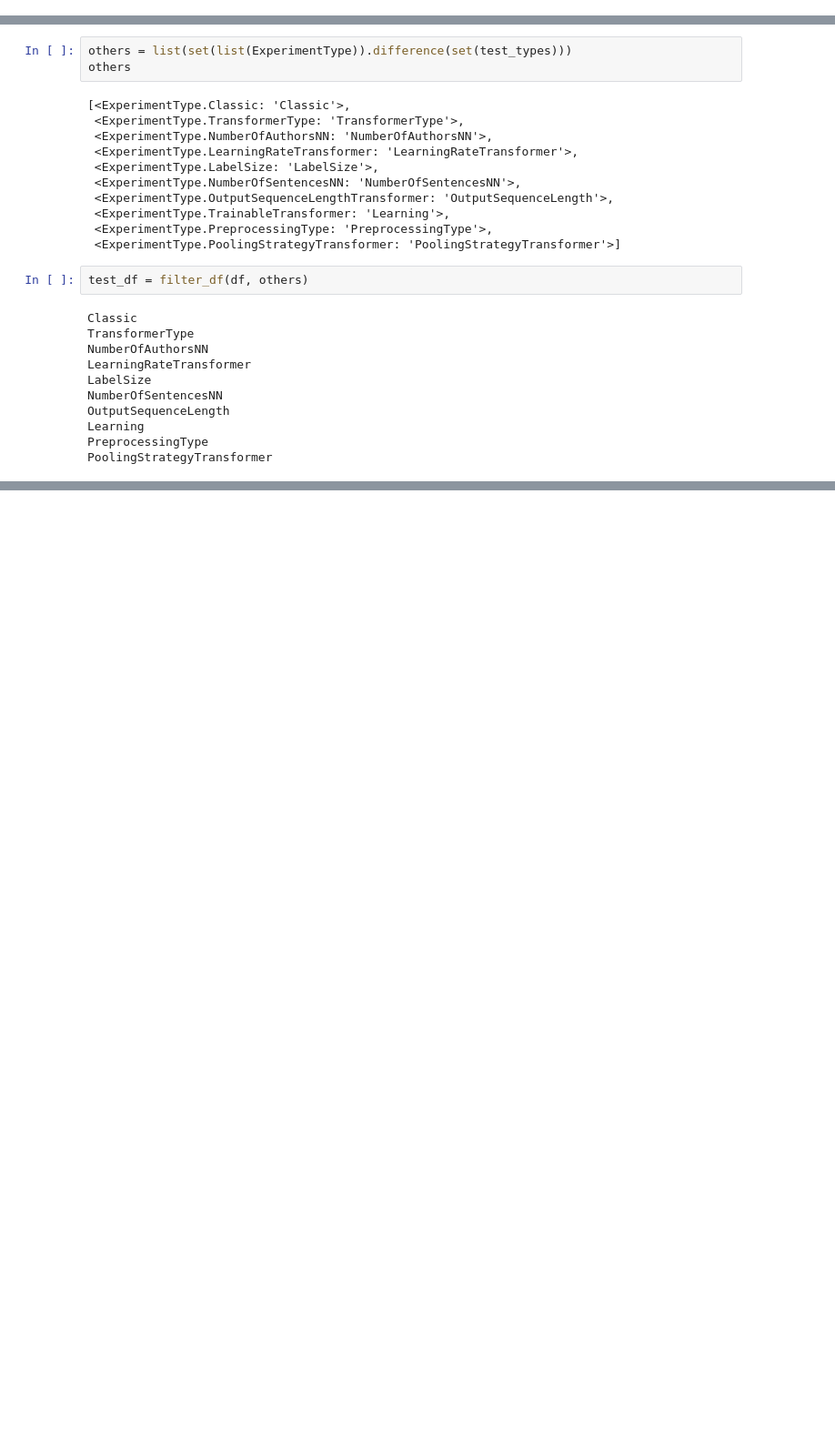
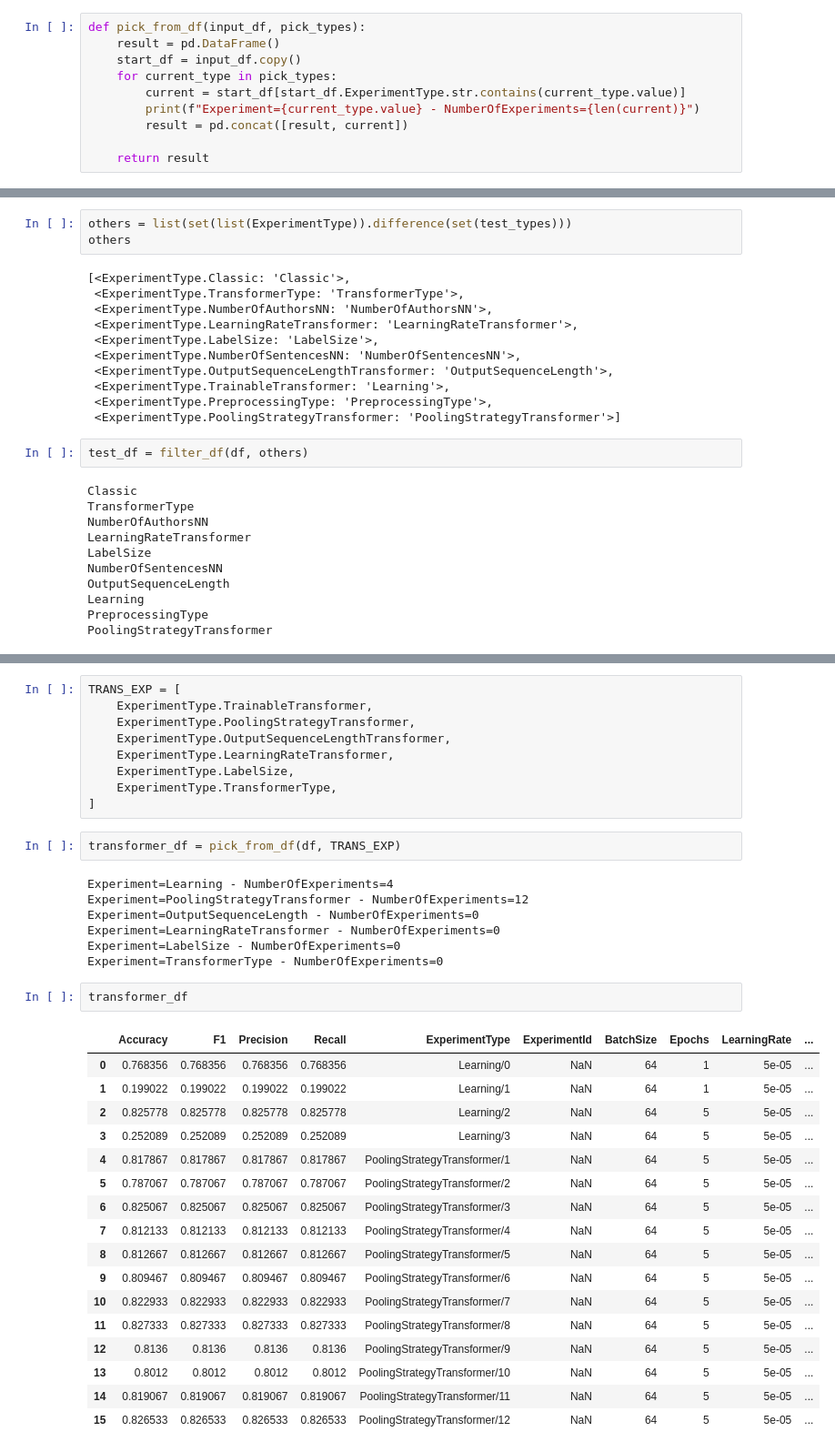
Before and after one commit to pro0255/Text-Processing-using-Neural-Networks, a Jupyter notebook: jupyters/analysis/load_experiments_test.ipynb, the cells around one changed output, grey strips where cells are left out. Shown at 91% size. Saved outputs shown, nothing was run; the diff lists cells and outputs as text; blank space fills up the shorter version.

```diff
--- a/jupyters/analysis/load_experiments_test.ipynb
+++ b/jupyters/analysis/load_experiments_test.ipynb
@@ -63,2 +59,12 @@ def filter_df(input_df, filter_out):
 
     return current
+# %%
+def pick_from_df(input_df, pick_types):
+    result = pd.DataFrame()
+    start_df = input_df.copy()
+    for current_type in pick_types:
+        current = start_df[start_df.ExperimentType.str.contains(current_type.value)]
+        print(f"Experiment={current_type.value} - NumberOfExperiments={len(current)}")
+        result = pd.concat([result, current])
+
+    return result
@@ -133,0 +150,38 @@ test_df
+# %%
+TRANS_EXP = [
+    ExperimentType.TrainableTransformer,
+    ExperimentType.PoolingStrategyTransformer,
+    ExperimentType.OutputSequenceLengthTransformer,
+    ExperimentType.LearningRateTransformer,
+    ExperimentType.LabelSize,
+    ExperimentType.TransformerType,
+]
+# %%
+transformer_df = pick_from_df(df, TRANS_EXP)
+# %% [output]
+Experiment=Learning - NumberOfExperiments=4
+Experiment=PoolingStrategyTransformer - NumberOfExperiments=12
+Experiment=OutputSequenceLength - NumberOfExperiments=0
+Experiment=LearningRateTransformer - NumberOfExperiments=0
+Experiment=LabelSize - NumberOfExperiments=0
+Experiment=TransformerType - NumberOfExperiments=0
+# %%
+transformer_df
+# %% [output]
+|  | Accuracy | F1 | Precision | Recall | ExperimentType | ExperimentId | BatchSize | Epochs | LearningRate | ... |
+| 0 | 0.768356 | 0.768356 | 0.768356 | 0.768356 | Learning/0 | NaN | 64 | 1 | 5e-05 | ... |
+| 1 | 0.199022 | 0.199022 | 0.199022 | 0.199022 | Learning/1 | NaN | 64 | 1 | 5e-05 | ... |
+| 2 | 0.825778 | 0.825778 | 0.825778 | 0.825778 | Learning/2 | NaN | 64 | 5 | 5e-05 | ... |
+| 3 | 0.252089 | 0.252089 | 0.252089 | 0.252089 | Learning/3 | NaN | 64 | 5 | 5e-05 | ... |
+| 4 | 0.817867 | 0.817867 | 0.817867 | 0.817867 | PoolingStrategyTransformer/1 | NaN | 64 | 5 | 5e-05 | ... |
+| 5 | 0.787067 | 0.787067 | 0.787067 | 0.787067 | PoolingStrategyTransformer/2 | NaN | 64 | 5 | 5e-05 | ... |
+| 6 | 0.825067 | 0.825067 | 0.825067 | 0.825067 | PoolingStrategyTransformer/3 | NaN | 64 | 5 | 5e-05 | ... |
+| 7 | 0.812133 | 0.812133 | 0.812133 | 0.812133 | PoolingStrategyTransformer/4 | NaN | 64 | 5 | 5e-05 | ... |
+| 8 | 0.812667 | 0.812667 | 0.812667 | 0.812667 | PoolingStrategyTransformer/5 | NaN | 64 | 5 | 5e-05 | ... |
+| 9 | 0.809467 | 0.809467 | 0.809467 | 0.809467 | PoolingStrategyTransformer/6 | NaN | 64 | 5 | 5e-05 | ... |
+| 10 | 0.822933 | 0.822933 | 0.822933 | 0.822933 | PoolingStrategyTransformer/7 | NaN | 64 | 5 | 5e-05 | ... |
+| 11 | 0.827333 | 0.827333 | 0.827333 | 0.827333 | PoolingStrategyTransformer/8 | NaN | 64 | 5 | 5e-05 | ... |
+| 12 | 0.8136 | 0.8136 | 0.8136 | 0.8136 | PoolingStrategyTransformer/9 | NaN | 64 | 5 | 5e-05 | ... |
+| 13 | 0.8012 | 0.8012 | 0.8012 | 0.8012 | PoolingStrategyTransformer/10 | NaN | 64 | 5 | 5e-05 | ... |
+| 14 | 0.819067 | 0.819067 | 0.819067 | 0.819067 | PoolingStrategyTransformer/11 | NaN | 64 | 5 | 5e-05 | ... |
+| 15 | 0.826533 | 0.826533 | 0.826533 | 0.826533 | PoolingStrategyTransformer/12 | NaN | 64 | 5 | 5e-05 | ... |
```
Also changed, not shown: parts of 18 cells of this notebook, 5 other files.
